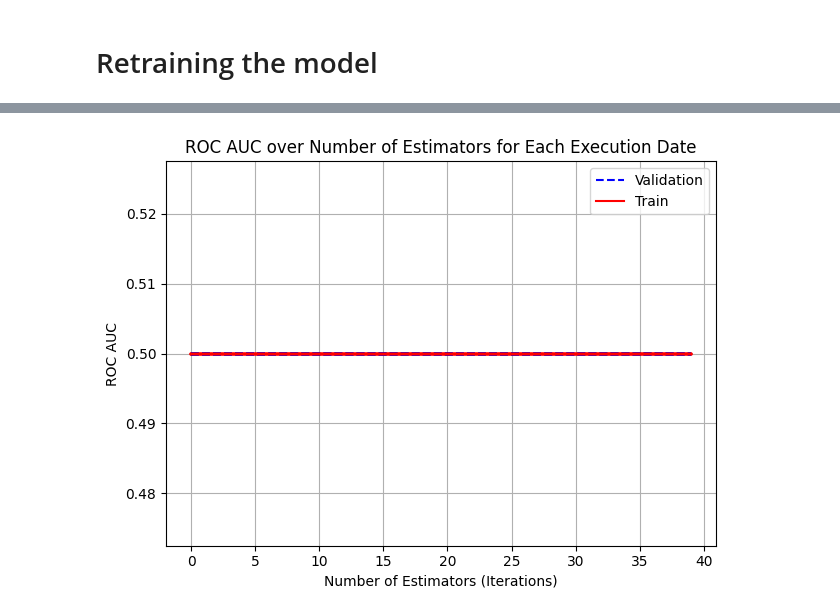
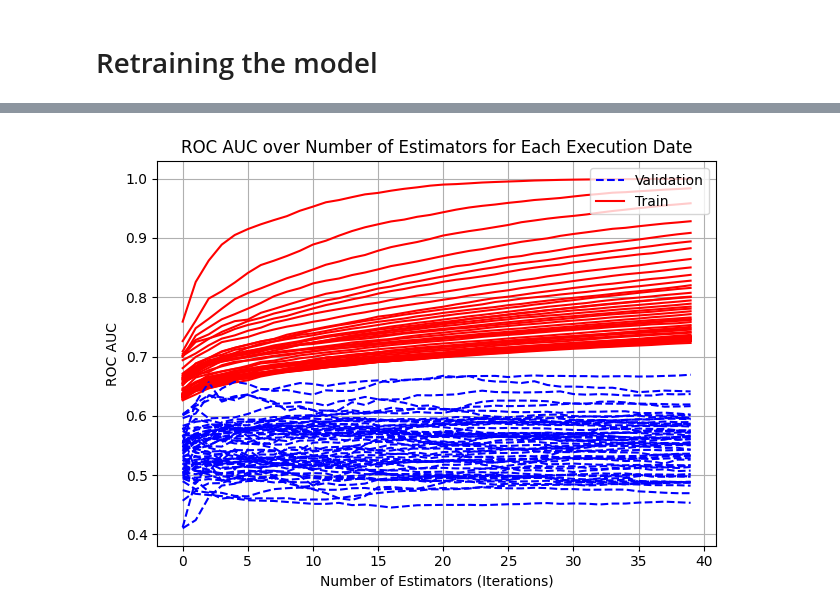
Before and after one commit to raqueel-ff/zrive-ds, a Jupyter notebook: src/module_5/module5.ipynb, the cells around one changed output, grey strips where cells are left out. Drawn from its saved outputs; the diff is of its cells as text; code cells hidden in the pictures.

```diff
--- a/src/module_5/module5.ipynb
+++ b/src/module_5/module5.ipynb
@@ -566,12 +608,12 @@ def split_train_test_by_period(data_set, test_execution_date,include_nulls_in_te
 
     return train_set, test_set
 # %%
-def train_model_fi(train_set,test_set,n_estimators = 300):
+def train_model_auc(train_set,test_set,n_estimators = 300):
     columns_to_remove = get_columns_to_remove()
     X_train = train_set.drop(columns = columns_to_remove, errors = "ignore")
     X_test = test_set.drop(columns = columns_to_remove, errors = "ignore")
-    X_train = X_train[train_cols]
-    X_test = X_test[train_cols]
+    #X_train = X_train[train_cols]
+    #X_test = X_test[train_cols]
 
 
     y_train = train_set["target"]
@@ -595,11 +637,11 @@ def train_model_fi(train_set,test_set,n_estimators = 300):
 
     model = lgb.train(params = params,train_set = lgb_train,
                       valid_sets = [lgb_test,lgb_train],
-                      feval = [top_curves],
+                      feval = [roc_auc_performance],
                       callbacks = [lgb.record_evaluation(eval_result = eval_result)])
     return model,eval_result,X_train,X_test
 # %%
-def run_model_for_execution_date_fi(execution_date,all_results,all_predicted_tickers_list,all_models,n_estimators,include_nulls_in_test = False):
+def run_model_for_execution_date_auc(execution_date,all_results,all_predicted_tickers_list,all_models,n_estimators,include_nulls_in_test = False):
         global train_set
         global test_set
         # split the dataset between train and test
@@ -612,7 +654,7 @@ def run_model_for_execution_date_fi(execution_date,all_results,all_predicted_tic
 
         # if both train and test are not empty
         if train_size > 0 and test_size>0:
-            model, evals_result, X_train, X_test = train_model_fi(train_set,
+            model, evals_result, X_train, X_test = train_model_auc(train_set,
                                                               test_set,
                                                               n_estimators = n_estimators)
 
@@ -624,14 +666,14 @@ def run_model_for_execution_date_fi(execution_date,all_results,all_predicted_tic
             all_predicted_tickers_list.append(predicted_tickers)
         return all_results,all_predicted_tickers_list,all_models,model,X_train,X_test
 # %%
-all_results_fi = {}
-all_predicted_tickers_list_fi = []
-all_models_fi = {}
+all_results_auc = {}
+all_predicted_tickers_list_auc = []
+all_models_auc = {}
 
-for execution_date in execution_dates[0:36]:
+for execution_date in execution_dates:
     print(execution_date)
-    all_results_fi,all_predicted_tickers_list_fi,all_models_fi,model_fi,X_train_fi,X_test_fi = run_model_for_execution_date_fi(execution_date,all_results_fi,all_predicted_tickers_list_fi,all_models_fi,n_trees,False)
-all_predicted_tickers_fi = pd.concat(all_predicted_tickers_list_fi)
+    all_results_auc,all_predicted_tickers_list_auc,all_models_auc,model_auc,X_train_auc,X_test_auc = run_model_for_execution_date_auc(execution_date,all_results_auc,all_predicted_tickers_list_auc,all_models_auc,n_trees,False)
+all_predicted_tickers_auc = pd.concat(all_predicted_tickers_list_auc)
 # %% [output]
 2005-06-30T00:00:00.000000000
 2005-09-30T00:00:00.000000000
@@ -675,8 +697,8 @@ all_results_fi
 def plot_all_results(all_results):
 
     for execution_date, eval_result in all_results.items():
-        valid_logloss = eval_result['valid_0']['aucs']
-        train_logloss = eval_result['training']['aucs']
+        valid_logloss = eval_result['valid_0']['roc_auc']
+        train_logloss = eval_result['training']['roc_auc']
         n_estimators = list(range(0, n_trees))
         plt.plot(n_estimators, valid_logloss, color='blue', linestyle='--')
         plt.plot(n_estimators, train_logloss, color='red')
@@ -689,6 +711,6 @@ def plot_all_results(all_results):
     plt.tight_layout()
     plt.show()
 # %%
-plot_all_results(all_results_fi)
+plot_all_results(all_results_auc)
 # %% [output]
-[figure, old version]
+[figure, new version]
```
Also changed, not shown: parts of 26 cells of this notebook.
